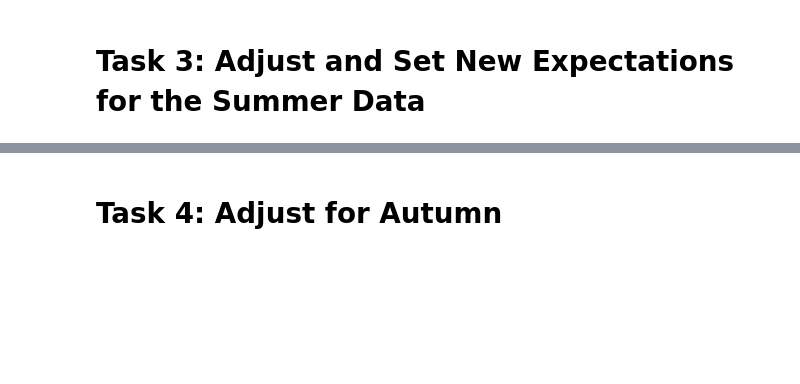
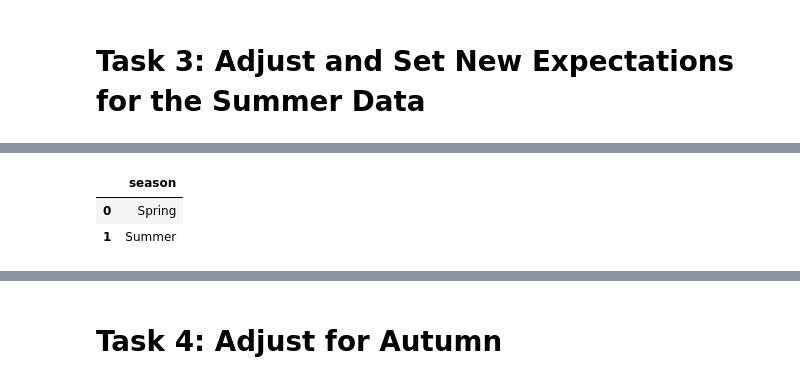
Before and after one commit to iptch/SDS2025-data-quality-handson, a Jupyter notebook: Workshop_Solution.ipynb, the cells around one changed output, grey strips where cells are left out. Drawn from its saved outputs; the diff is of its cells as text; code cells hidden in the pictures; blank space fills up the shorter version.

```diff
--- a/Workshop_Solution.ipynb
+++ b/Workshop_Solution.ipynb
@@ -197,0 +271,12 @@ But, you didn't come to this Workshop just to see a fancy way of doing exactly t
+# %%
+# Investigate why the expectation failed
+query = """
+SELECT DISTINCT season
+FROM bike_rental
+"""
+
+pd.read_sql_query(query, conn)
+# %% [output]
+|  | season |
+| 0 | Spring |
+| 1 | Summer |
```
Also changed, not shown: parts of 68 cells of this notebook, 1 other file.
